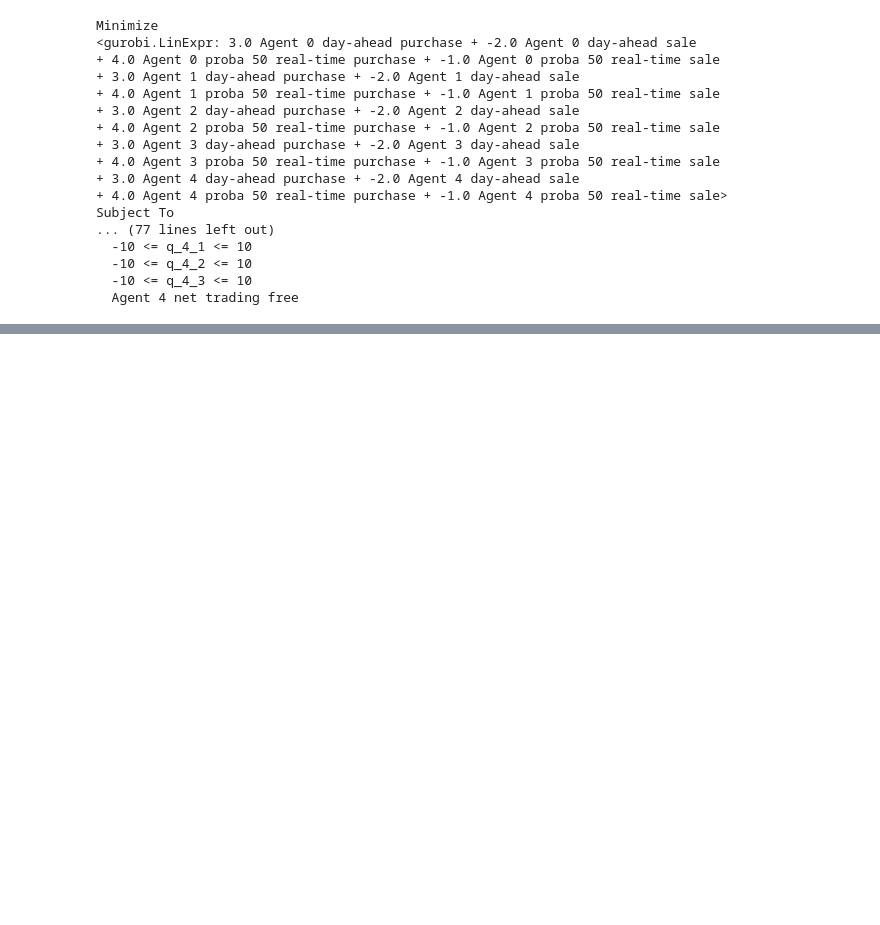
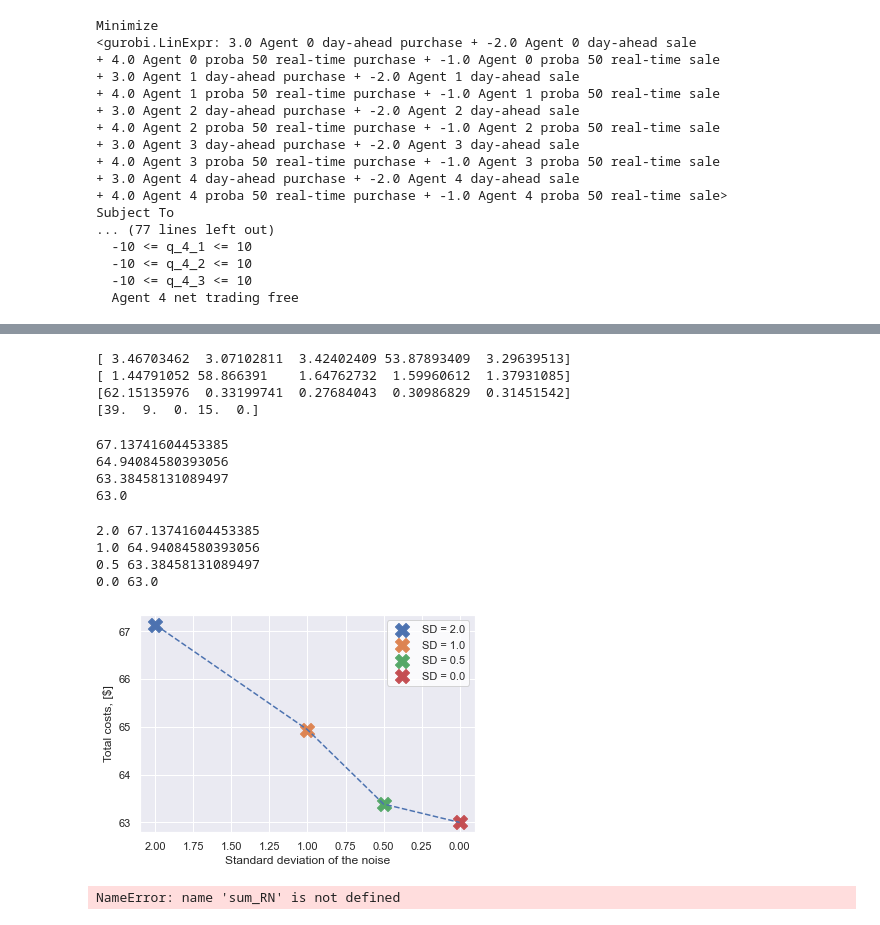
Before and after one commit to ishilov/data_market, a Jupyter notebook: first_stage.ipynb, the cells around one changed output, grey strips where cells are left out. Cells and saved outputs as stored; diff of their text form; code cells hidden in the pictures; blank space fills up the shorter version.

```diff
--- a/first_stage.ipynb
+++ b/first_stage.ipynb
@@ -526,0 +638,55 @@ array([2.5 , 2.51, 2.52, 2.53, 2.54, 2.55, 2.56, 2.57, 2.58, 2.59, 2.6 ,
+# %%
+print(np.array(second_stage_resolution(model_1, agents, actual_generations)[1]))
+print(np.array(second_stage_resolution(model_2, agents, actual_generations)[1]))
+print(np.array(second_stage_resolution(model_3, agents, actual_generations)[1]))
+print(np.array(second_stage_resolution(model_4, agents, actual_generations)[1]))
+# %% [output]
+[ 3.46703462  3.07102811  3.42402409 53.87893409  3.29639513]
+[ 1.44791052 58.866391    1.64762732  1.59960612  1.37931085]
+[62.15135976  0.33199741  0.27684043  0.30986829  0.31451542]
+[39.  9.  0. 15.  0.]
+# %%
+print(np.array(second_stage_resolution(model_1, agents, actual_generations)[1]).sum())
+print(np.array(second_stage_resolution(model_2, agents, actual_generations)[1]).sum())
+print(np.array(second_stage_resolution(model_3, agents, actual_generations)[1]).sum())
+print(np.array(second_stage_resolution(model_4, agents, actual_generations)[1]).sum())
+# %% [output]
+67.13741604453385
+64.94084580393056
+63.38458131089497
+63.0
+# %%
+total_costs = [np.array(second_stage_resolution(model_1, agents, actual_generations)[1]).sum(),
+            np.array(second_stage_resolution(model_2, agents, actual_generations)[1]).sum(),
+            np.array(second_stage_resolution(model_3, agents, actual_generations)[1]).sum(),
+            np.array(second_stage_resolution(model_4, agents, actual_generations)[1]).sum()]
+# %%
+variance = [2.0, 1.0, 0.5, 0.0]
+# %%
+for i in range(4):
+    print(variance[i], total_costs[i])
+# %% [output]
+2.0 67.13741604453385
+1.0 64.94084580393056
+0.5 63.38458131089497
+0.0 63.0
+# %%
+fig, plot = plt.subplots()
+sns.set_style('white')
+
+for i in range(4):
+    plt.scatter(variance[i], total_costs[i], marker = 'X', s= 200, label = f'SD = {variance[i]}');
+
+plt.plot(variance, total_costs, linestyle='dashed')
+
+plt.legend()
+plt.ylabel('Total costs, [\$]', fontsize = 12)
+plt.xlabel('Standard deviation of the noise', fontsize = 12)
+#plt.vlines([2.0, 1.0, 0.5, 0.0], 63, 67, linestyles='dashed', colors='gray')
+plot.invert_xaxis();
+# %% [output]
+[figure, added]
+# %%
+sns.swarmplot(x = [0,1,2,3,4,5], y = [sum_RN, sum_without_contracts, sum_only_IC, sum_no_IC, sum_opt, sum_pes], marker = markers[i % 5], s = 12, linewidth=1)
+# %% [output]
+NameError: name 'sum_RN' is not defined
```
Also changed, not shown: parts of 29 cells of this notebook, 4 other files.
